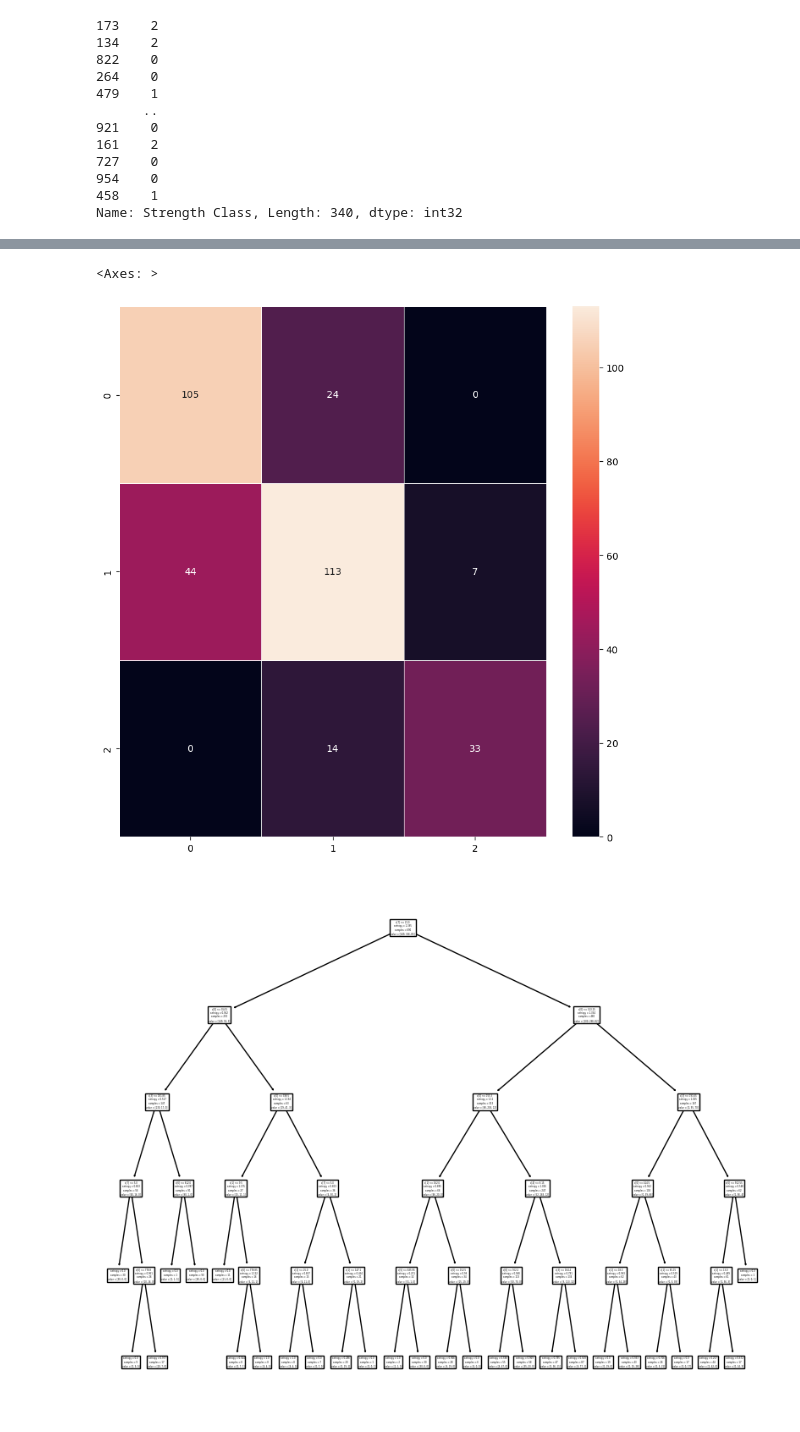
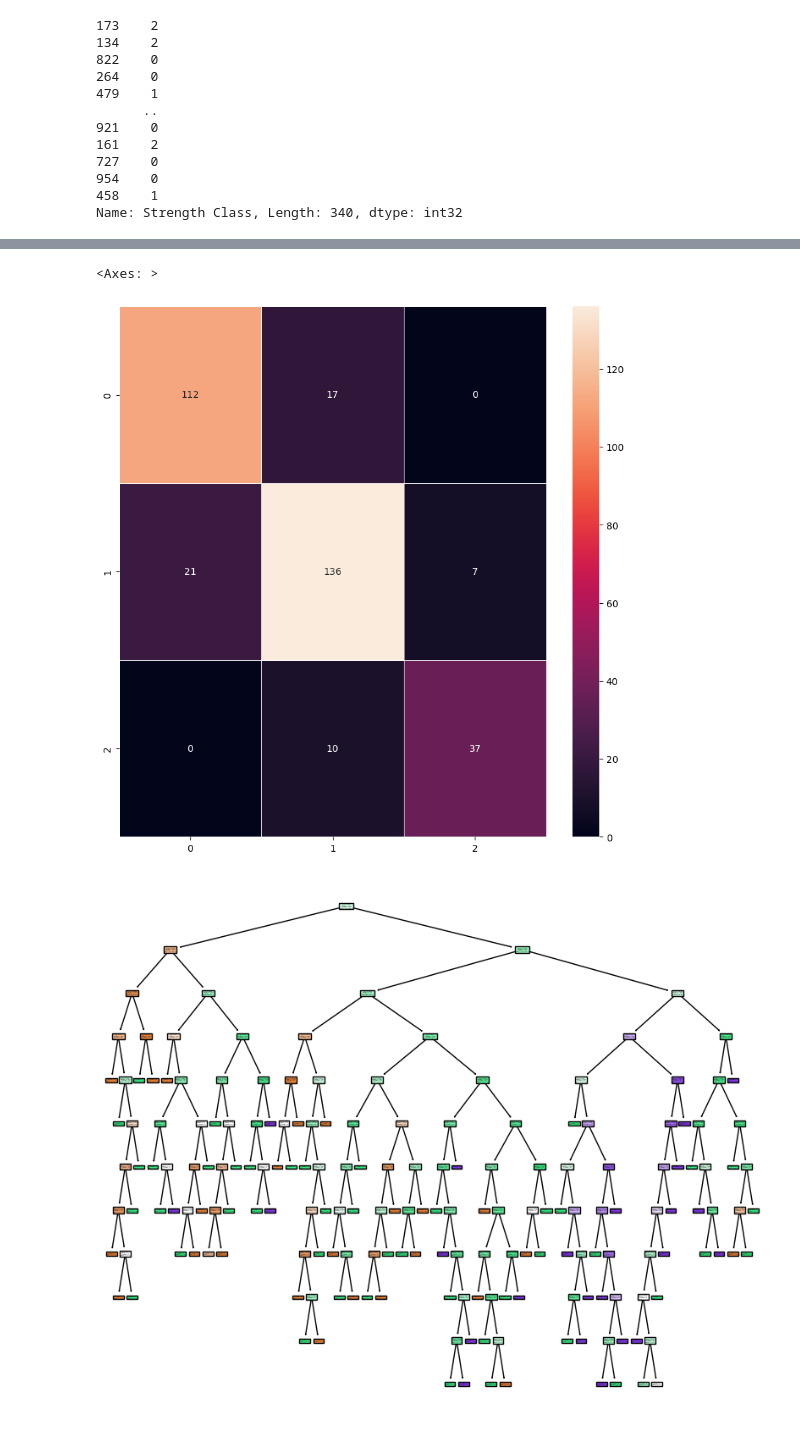
Before and after one commit to prabinbohara10/Data-Mining, a Jupyter notebook: classifier/DM_lab2_decision_tree-concrete dataset.ipynb, the cells around one changed output, grey strips where cells are left out. Cells and saved outputs as stored; diff of their text form; code cells hidden in the pictures.

```diff
--- a/classifier/DM_lab2_decision_tree-concrete dataset.ipynb
+++ b/classifier/DM_lab2_decision_tree-concrete dataset.ipynb
@@ -68,7 +68,7 @@ df
 # %%
 from sklearn import tree
 # %%
-df_classifier = tree.DecisionTreeClassifier(criterion = "entropy", max_depth = 5)
+df_classifier = tree.DecisionTreeClassifier(criterion = "entropy")
 # %%
 #SX = df.drop(columns= ['Strength Class'])
 # %%
@@ -219,17 +219,17 @@ fig, ax = plt.subplots(figsize=(10,10))
 sns.heatmap(cf_matrix, annot=True, ax=ax, fmt ='g', linewidths = .5)
 # %% [output]
 <Axes: >
-[figure, old version]
+[figure, new version]
 # %%
 #drawing the tree:
 from sklearn.tree import plot_tree
 # %%
 
 
 plt.figure(figsize=(10, 8))
-plot_tree(df_classifier);
+plot_tree(df_classifier, filled= True);
 # %% [output]
-[figure, old version]
+[figure, new version]
 # %%
 #!pip install dtreeviz
 # %%
```
Also changed, not shown: parts of 7 cells of this notebook, 2 other files.
